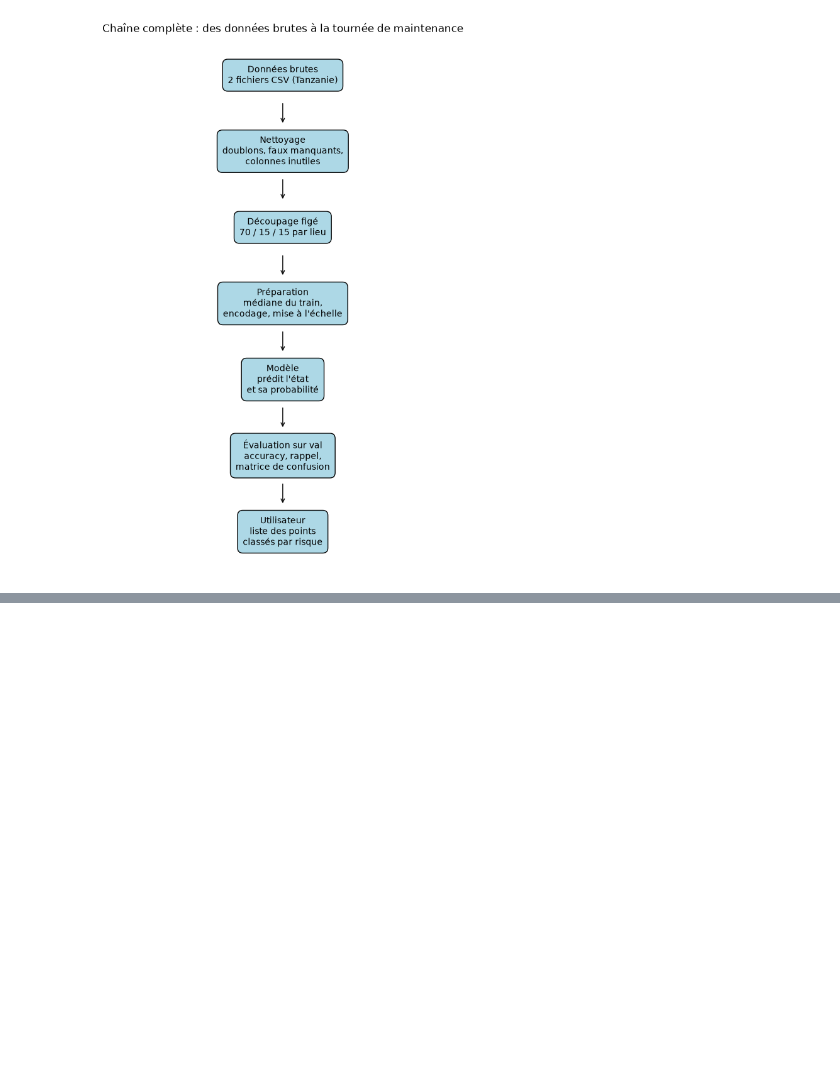
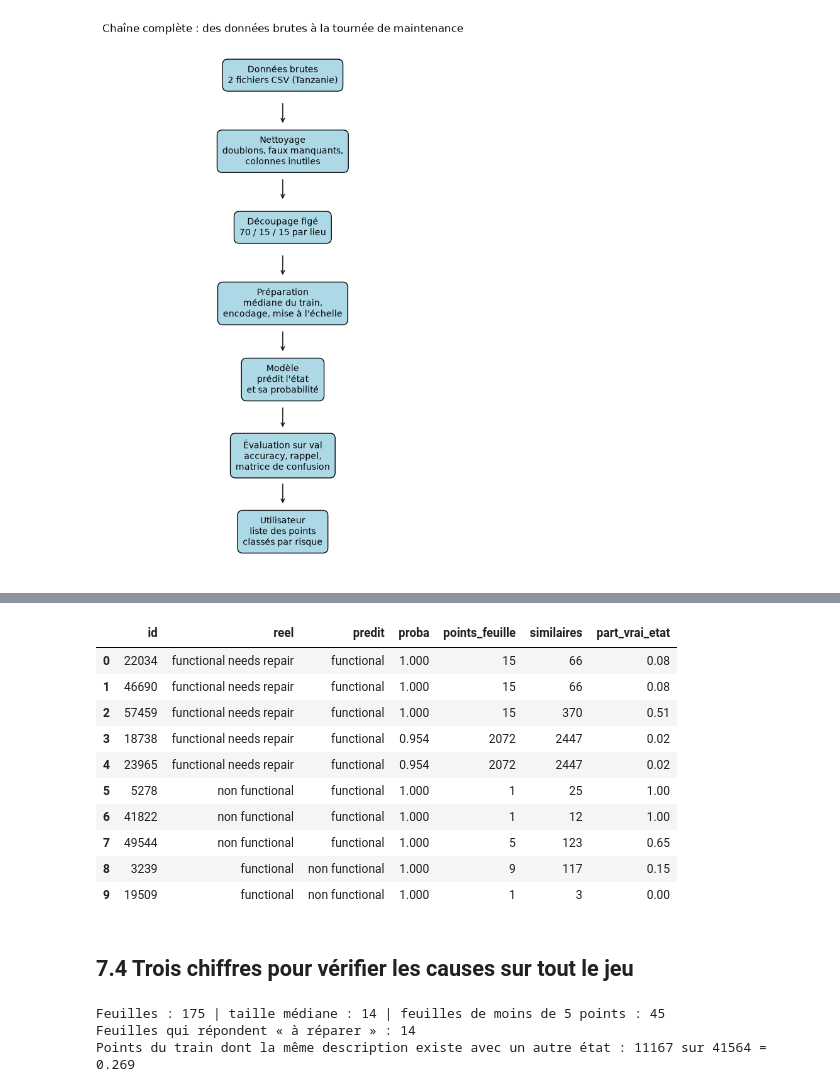
Before and after one commit to yambogobrice-design/Prediction-de-pannes-des-pompes-d-eau, a Jupyter notebook: notebooks/03_livrable3_baseline.ipynb, the cells around one changed output, grey strips where cells are left out. Saved outputs shown, nothing was run; the diff lists cells and outputs as text; code cells hidden in the pictures; blank space fills up the shorter version.

```diff
--- a/notebooks/03_livrable3_baseline.ipynb
+++ b/notebooks/03_livrable3_baseline.ipynb
@@ -239,0 +308,17 @@ plt.show()
+# %%
+# Probabilité donnée par l'arbre à sa réponse
+probas = pd.DataFrame(arbre.predict_proba(val[variables]), columns=arbre.classes_, index=val.index)
+
+tableau = val[["id"] + variables].copy()
+tableau["reel"] = y_val
+tableau["predit"] = pred_arbre
+tableau["proba"] = probas.max(axis=1).round(3)
+
+choix = [(A_REPARER, "functional", 5), ("non functional", "functional", 3), ("functional", "non functional", 2)]
+morceaux = []
+for reel, predit, nombre in choix:
+    cas = tableau[(tableau["reel"] == reel) & (tableau["predit"] == predit)]
+    # À probabilité égale, le plus petit id passe d'abord : le choix est toujours le même
+    morceaux.append(cas.sort_values(["proba", "id"], ascending=[False, True]).head(nombre))
+dix = pd.concat(morceaux)
+dix.T
@@ -239,0 +348,56 @@ plt.show()
+# %%
+# L'arbre travaille sur les variables préparées : on prépare, puis on demande la feuille
+prep = arbre[0]
+clf = arbre[-1]
+feuilles_train = clf.apply(prep.transform(train[variables]))
+feuilles_dix = clf.apply(prep.transform(dix[variables]))
+
+lignes = []
+for feuille, (_, point) in zip(feuilles_dix, dix.iterrows()):
+    similaires = train[(train["quantity"] == point["quantity"])
+                       & (train["waterpoint_type"] == point["waterpoint_type"])
+                       & (train["extraction_type_class"] == point["extraction_type_class"])
+                       & (train["region"] == point["region"])]
+    lignes.append({
+        "id": point["id"],
+        "reel": point["reel"],
+        "predit": point["predit"],
+        "proba": point["proba"],
+        "points_feuille": (feuilles_train == feuille).sum(),
+        "similaires": len(similaires),
+        "part_vrai_etat": round((similaires[cible] == point["reel"]).mean(), 2),
+    })
+pd.DataFrame(lignes)
+# %% [output]
+|  | id | reel | predit | proba | points_feuille | similaires | part_vrai_etat |
+| 0 | 22034 | functional needs repair | functional | 1.000 | 15 | 66 | 0.08 |
+| 1 | 46690 | functional needs repair | functional | 1.000 | 15 | 66 | 0.08 |
+| 2 | 57459 | functional needs repair | functional | 1.000 | 15 | 370 | 0.51 |
+| 3 | 18738 | functional needs repair | functional | 0.954 | 2072 | 2447 | 0.02 |
+| 4 | 23965 | functional needs repair | functional | 0.954 | 2072 | 2447 | 0.02 |
+| 5 | 5278 | non functional | functional | 1.000 | 1 | 25 | 1.00 |
+| 6 | 41822 | non functional | functional | 1.000 | 1 | 12 | 1.00 |
+| 7 | 49544 | non functional | functional | 1.000 | 5 | 123 | 0.65 |
+| 8 | 3239 | functional | non functional | 1.000 | 9 | 117 | 0.15 |
+| 9 | 19509 | functional | non functional | 1.000 | 1 | 3 | 0.00 |
+# %% [markdown]
+## 7.4 Trois chiffres pour vérifier les causes sur tout le jeu
+# %%
+# 1. Beaucoup de feuilles sont minuscules
+taille_feuilles = pd.Series(feuilles_train).value_counts()
+print("Feuilles :", len(taille_feuilles), "| taille médiane :", int(taille_feuilles.median()),
+      "| feuilles de moins de 5 points :", (taille_feuilles < 5).sum())
+
+# 2. Très peu de feuilles répondent « à réparer »
+reponses = pd.Series(clf.predict(prep.transform(train[variables])), index=feuilles_train).groupby(level=0).first()
+print("Feuilles qui répondent « à réparer » :", (reponses == A_REPARER).sum())
+
+# 3. Mêmes 10 variables, mais états différents : aucun modèle sur ces 10 variables ne peut tout distinguer
+groupes = train.groupby(variables)[cible].agg(["nunique", "size"])
+melanges = groupes[groupes["nunique"] > 1]
+print("Points du train dont la même description existe avec un autre état :",
+      melanges["size"].sum(), "sur", len(train), "=", round(melanges["size"].sum() / len(train), 3))
+# %% [output]
+Feuilles : 175 | taille médiane : 14 | feuilles de moins de 5 points : 45
+Feuilles qui répondent « à réparer » : 14
+Points du train dont la même description existe avec un autre état : 11167 sur 41564 = 0.269
```
Also changed, not shown: parts of 18 cells of this notebook, 38 other files.
